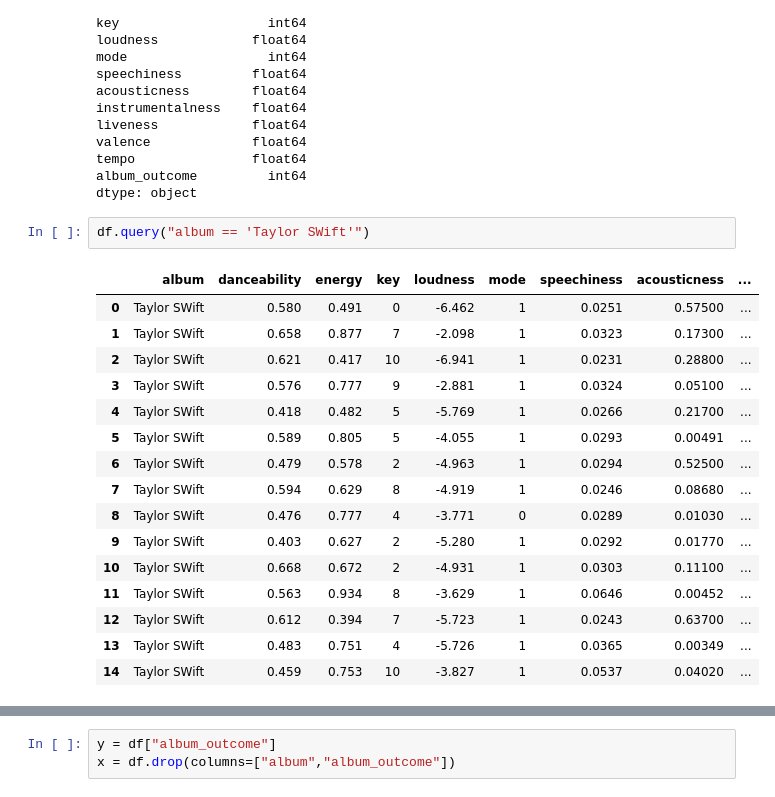
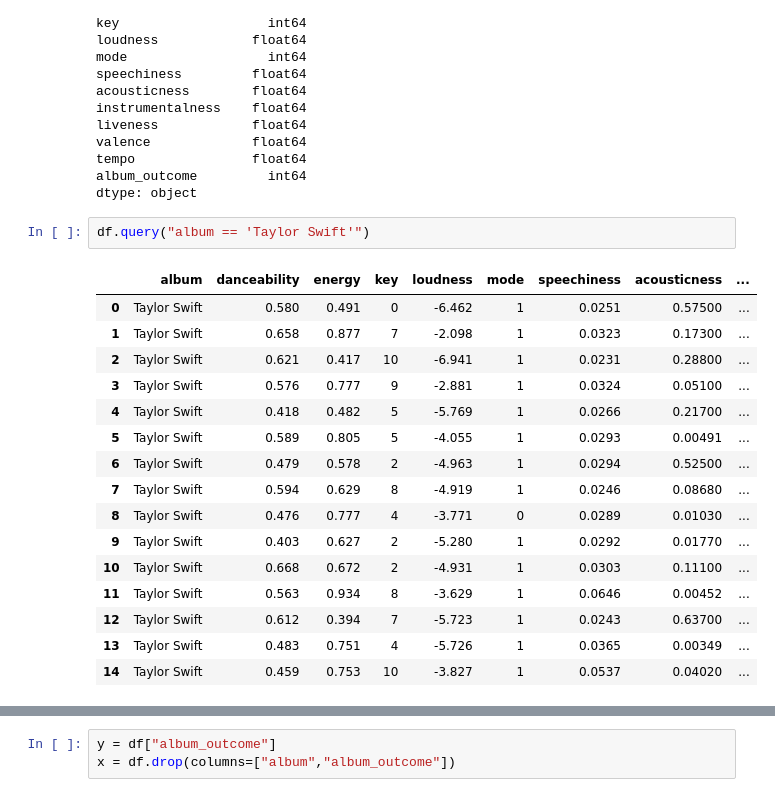
Before and after one commit to krice19/taylorswifteras, a Jupyter notebook: python_exploration/logistic_regression.ipynb, the cells around one changed output, grey strips where cells are left out. Cells and saved outputs as stored; diff of their text form.

```diff
--- a/python_exploration/logistic_regression.ipynb
+++ b/python_exploration/logistic_regression.ipynb
@@ -85,24 +85,24 @@ tempo               float64
 album_outcome         int64
 dtype: object
 # %%
-df.query("album == 'Taylor SWift'")
+df.query("album == 'Taylor Swift'")
 # %% [output]
 |  | album | danceability | energy | key | loudness | mode | speechiness | acousticness | ... |
-| 0 | Taylor SWift | 0.580 | 0.491 | 0 | -6.462 | 1 | 0.0251 | 0.57500 | ... |
-| 1 | Taylor SWift | 0.658 | 0.877 | 7 | -2.098 | 1 | 0.0323 | 0.17300 | ... |
-| 2 | Taylor SWift | 0.621 | 0.417 | 10 | -6.941 | 1 | 0.0231 | 0.28800 | ... |
-| 3 | Taylor SWift | 0.576 | 0.777 | 9 | -2.881 | 1 | 0.0324 | 0.05100 | ... |
-| 4 | Taylor SWift | 0.418 | 0.482 | 5 | -5.769 | 1 | 0.0266 | 0.21700 | ... |
-| 5 | Taylor SWift | 0.589 | 0.805 | 5 | -4.055 | 1 | 0.0293 | 0.00491 | ... |
-| 6 | Taylor SWift | 0.479 | 0.578 | 2 | -4.963 | 1 | 0.0294 | 0.52500 | ... |
-| 7 | Taylor SWift | 0.594 | 0.629 | 8 | -4.919 | 1 | 0.0246 | 0.08680 | ... |
-| 8 | Taylor SWift | 0.476 | 0.777 | 4 | -3.771 | 0 | 0.0289 | 0.01030 | ... |
-| 9 | Taylor SWift | 0.403 | 0.627 | 2 | -5.280 | 1 | 0.0292 | 0.01770 | ... |
-| 10 | Taylor SWift | 0.668 | 0.672 | 2 | -4.931 | 1 | 0.0303 | 0.11100 | ... |
-| 11 | Taylor SWift | 0.563 | 0.934 | 8 | -3.629 | 1 | 0.0646 | 0.00452 | ... |
-| 12 | Taylor SWift | 0.612 | 0.394 | 7 | -5.723 | 1 | 0.0243 | 0.63700 | ... |
-| 13 | Taylor SWift | 0.483 | 0.751 | 4 | -5.726 | 1 | 0.0365 | 0.00349 | ... |
-| 14 | Taylor SWift | 0.459 | 0.753 | 10 | -3.827 | 1 | 0.0537 | 0.04020 | ... |
+| 0 | Taylor Swift | 0.580 | 0.491 | 0 | -6.462 | 1 | 0.0251 | 0.57500 | ... |
+| 1 | Taylor Swift | 0.658 | 0.877 | 7 | -2.098 | 1 | 0.0323 | 0.17300 | ... |
+| 2 | Taylor Swift | 0.621 | 0.417 | 10 | -6.941 | 1 | 0.0231 | 0.28800 | ... |
+| 3 | Taylor Swift | 0.576 | 0.777 | 9 | -2.881 | 1 | 0.0324 | 0.05100 | ... |
+| 4 | Taylor Swift | 0.418 | 0.482 | 5 | -5.769 | 1 | 0.0266 | 0.21700 | ... |
+| 5 | Taylor Swift | 0.589 | 0.805 | 5 | -4.055 | 1 | 0.0293 | 0.00491 | ... |
+| 6 | Taylor Swift | 0.479 | 0.578 | 2 | -4.963 | 1 | 0.0294 | 0.52500 | ... |
+| 7 | Taylor Swift | 0.594 | 0.629 | 8 | -4.919 | 1 | 0.0246 | 0.08680 | ... |
+| 8 | Taylor Swift | 0.476 | 0.777 | 4 | -3.771 | 0 | 0.0289 | 0.01030 | ... |
+| 9 | Taylor Swift | 0.403 | 0.627 | 2 | -5.280 | 1 | 0.0292 | 0.01770 | ... |
+| 10 | Taylor Swift | 0.668 | 0.672 | 2 | -4.931 | 1 | 0.0303 | 0.11100 | ... |
+| 11 | Taylor Swift | 0.563 | 0.934 | 8 | -3.629 | 1 | 0.0646 | 0.00452 | ... |
+| 12 | Taylor Swift | 0.612 | 0.394 | 7 | -5.723 | 1 | 0.0243 | 0.63700 | ... |
+| 13 | Taylor Swift | 0.483 | 0.751 | 4 | -5.726 | 1 | 0.0365 | 0.00349 | ... |
+| 14 | Taylor Swift | 0.459 | 0.753 | 10 | -3.827 | 1 | 0.0537 | 0.04020 | ... |
 # %%
 df.groupby(["album", "album_outcome"]).size().reset_index()
 # %% [output]
```
Also changed, not shown: parts of 11 cells of this notebook, 8 other files.
